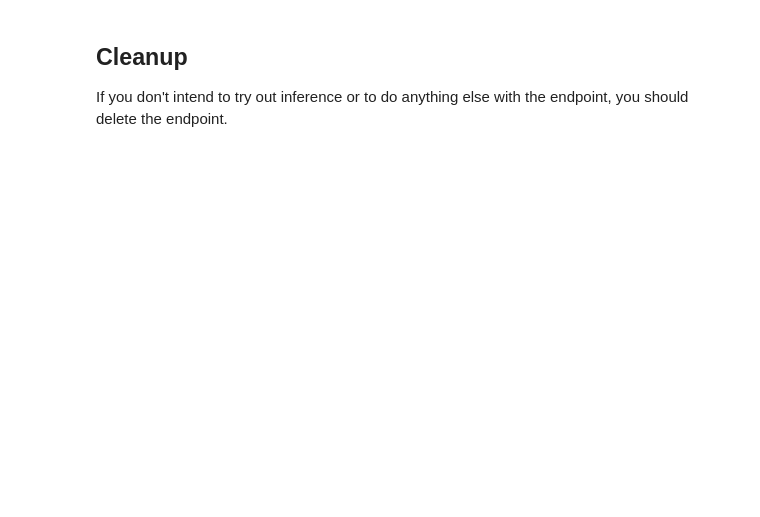
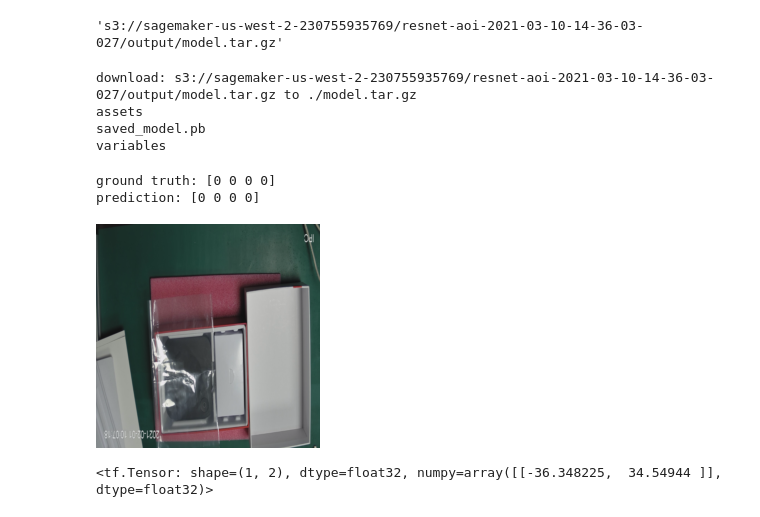
Before and after one commit to catwhiskers/resnet-jumpstart, a Jupyter notebook: infer_tensorflow.ipynb, the cells around one changed output. Saved outputs shown, nothing was run; the diff lists cells and outputs as text; code cells hidden in the pictures; blank space fills up the shorter version.

```diff
--- a/infer_tensorflow.ipynb
+++ b/infer_tensorflow.ipynb
@@ -172,4 +91,17 @@ array([[ 631.87244 , -630.5785  ],
-# %% [markdown]
-## Cleanup
-
-If you don't intend to try out inference or to do anything else with the endpoint, you should delete the endpoint.
+# %%
+model_data
+# %% [output]
+'s3://sagemaker-us-west-2-230755935769/resnet-aoi-2021-03-10-14-36-03-027/output/model.tar.gz'
+# %%
+%%bash -s "$model_data"
+rm -rf s3_model
+mkdir s3_model
+cd s3_model
+aws s3 cp $1 .
+tar -xf model.tar.gz
+ls ./1/
+# %% [output]
+download: s3://sagemaker-us-west-2-230755935769/resnet-aoi-2021-03-10-14-36-03-027/output/model.tar.gz to ./model.tar.gz
+assets
+saved_model.pb
+variables
@@ -175,0 +116,19 @@ If you don't intend to try out inference or to do anything else with the endpoin
+# %%
+# answers
+print("ground truth:", np.argmax(sample_labels, axis=1))
+# predictions
+print("prediction:", np.argmax(model((samples)), axis=1))
+# %% [output]
+ground truth: [0 0 0 0]
+prediction: [0 0 0 0]
+# %%
+image = tf.keras.preprocessing.image.load_img("./resnet-aoi-2/2-True/training/0_a.png", target_size=IMAGE_SIZE, interpolation=INTERPOLATION)
+display(image)
+# %% [output]
+[figure, added]
+# %%
+
+input_arr = keras.preprocessing.image.img_to_array(image) / 255
+model([input_arr])
+# %% [output]
+<tf.Tensor: shape=(1, 2), dtype=float32, numpy=array([[-36.348225,  34.54944 ]], dtype=float32)>
```
Also changed, not shown: parts of 15 cells of this notebook, 2 other files.
